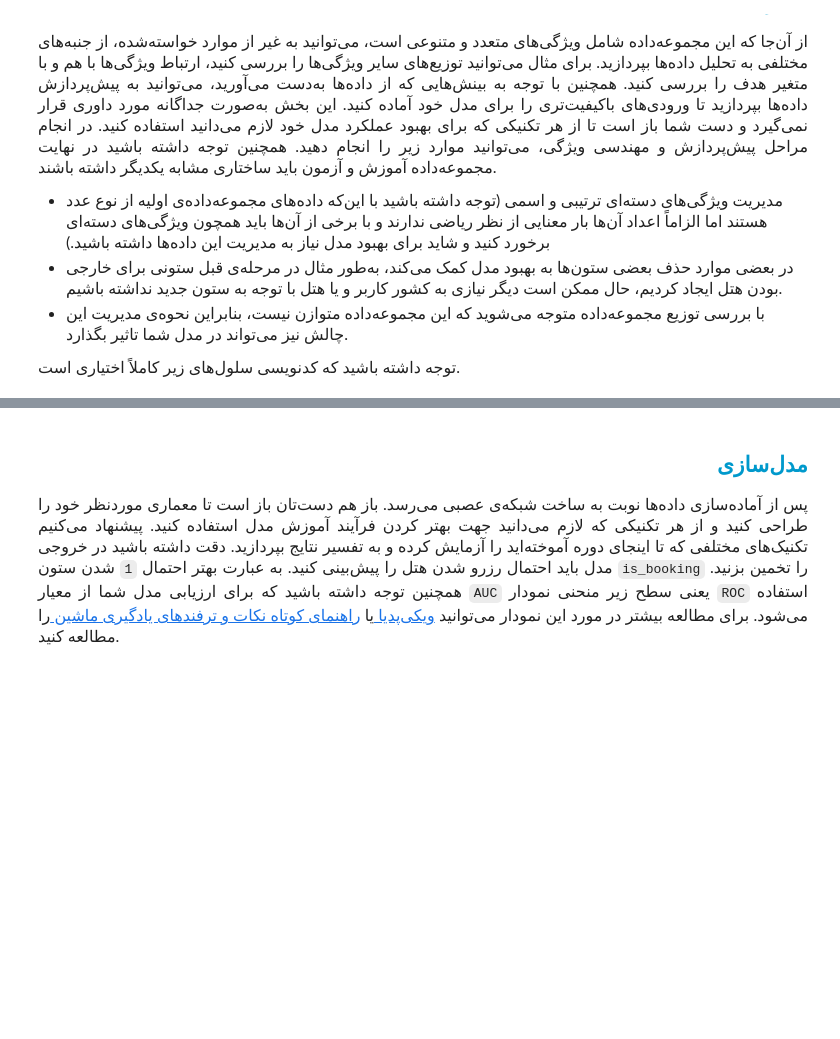
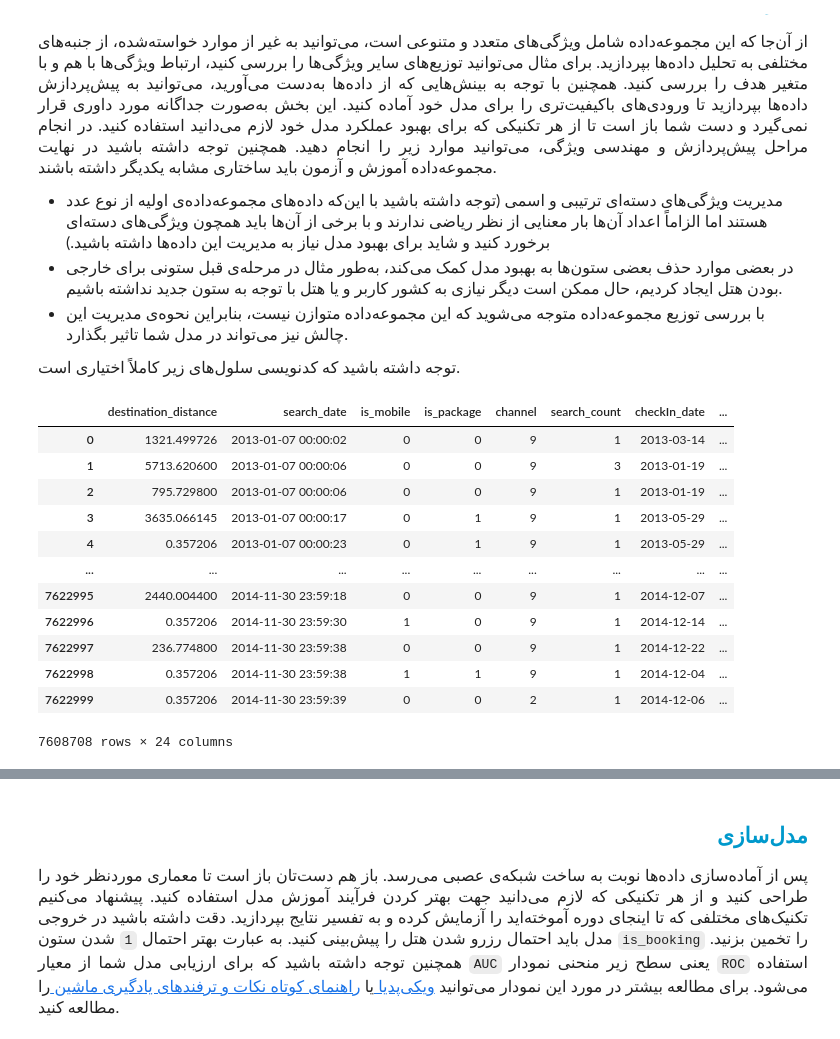
Before and after one commit to MahdiShahgholian/Deep_Learning, a Jupyter notebook: will_not_travel_again/will_not_travel_again.ipynb, the cells around one changed output, grey strips where cells are left out. Saved outputs shown, nothing was run; the diff lists cells and outputs as text; code cells hidden in the pictures; blank space fills up the shorter version.

```diff
--- a/will_not_travel_again/will_not_travel_again.ipynb
+++ b/will_not_travel_again/will_not_travel_again.ipynb
@@ -790,2 +796,3 @@ KeyboardInterrupt:
 # %%
-train['is_abroad'] = np.where(tarin['user_location_country'] == train['hotel_country'], 1, 0)
+train['is_abroad'] = np.where(train['user_location_country'] == train['hotel_country'], 1, 0)
+test['is_abroad'] = np.where(test['user_location_country'] == test['hotel_country'], 1, 0)
@@ -798,8 +799,3 @@ ValueError: The truth value of a Series is ambiguous. Use a.empty, a.bool(), a.i
-# %%
-# TODO: Add is_abroad column
-
-train['is_abroad'] = train['n_children'].apply(lambda x: 1 if x > 0 else 0)
-test['is_abroad'] = None # TODO
 # %% [markdown]
 <h3 align=right style="line-height:200%;font-family:vazir;color:#0099cc">
 <font face="vazir" color="#0099cc">
@@ -833,4 +829,21 @@ test['is_abroad'] = None # TODO
 </font>
 </p>
 # %%
-# TODO: Preprocessing Any Thing You Want
+train.drop(columns=['user_location_country', 'user_location_region', 'user_location_city', 'hotel_continent', 'hotel_country'], inplace=True)
+test.drop(columns=['user_location_country', 'user_location_region', 'user_location_city', 'hotel_continent', 'hotel_country'], inplace=True)
+# %%
+train
+# %% [output]
+|  | destination_distance | search_date | is_mobile | is_package | channel | search_count | checkIn_date | ... |
+| 0 | 1321.499726 | 2013-01-07 00:00:02 | 0 | 0 | 9 | 1 | 2013-03-14 | ... |
+| 1 | 5713.620600 | 2013-01-07 00:00:06 | 0 | 0 | 9 | 3 | 2013-01-19 | ... |
+| 2 | 795.729800 | 2013-01-07 00:00:06 | 0 | 0 | 9 | 1 | 2013-01-19 | ... |
+| 3 | 3635.066145 | 2013-01-07 00:00:17 | 0 | 1 | 9 | 1 | 2013-05-29 | ... |
+| 4 | 0.357206 | 2013-01-07 00:00:23 | 0 | 1 | 9 | 1 | 2013-05-29 | ... |
+| ... | ... | ... | ... | ... | ... | ... | ... | ... |
+| 7622995 | 2440.004400 | 2014-11-30 23:59:18 | 0 | 0 | 9 | 1 | 2014-12-07 | ... |
+| 7622996 | 0.357206 | 2014-11-30 23:59:30 | 1 | 0 | 9 | 1 | 2014-12-14 | ... |
+| 7622997 | 236.774800 | 2014-11-30 23:59:38 | 0 | 0 | 9 | 1 | 2014-12-22 | ... |
+| 7622998 | 0.357206 | 2014-11-30 23:59:38 | 1 | 1 | 9 | 1 | 2014-12-04 | ... |
+| 7622999 | 0.357206 | 2014-11-30 23:59:39 | 0 | 0 | 2 | 1 | 2014-12-06 | ... |
+7608708 rows × 24 columns
```
Also changed, not shown: parts of 19 cells of this notebook.
